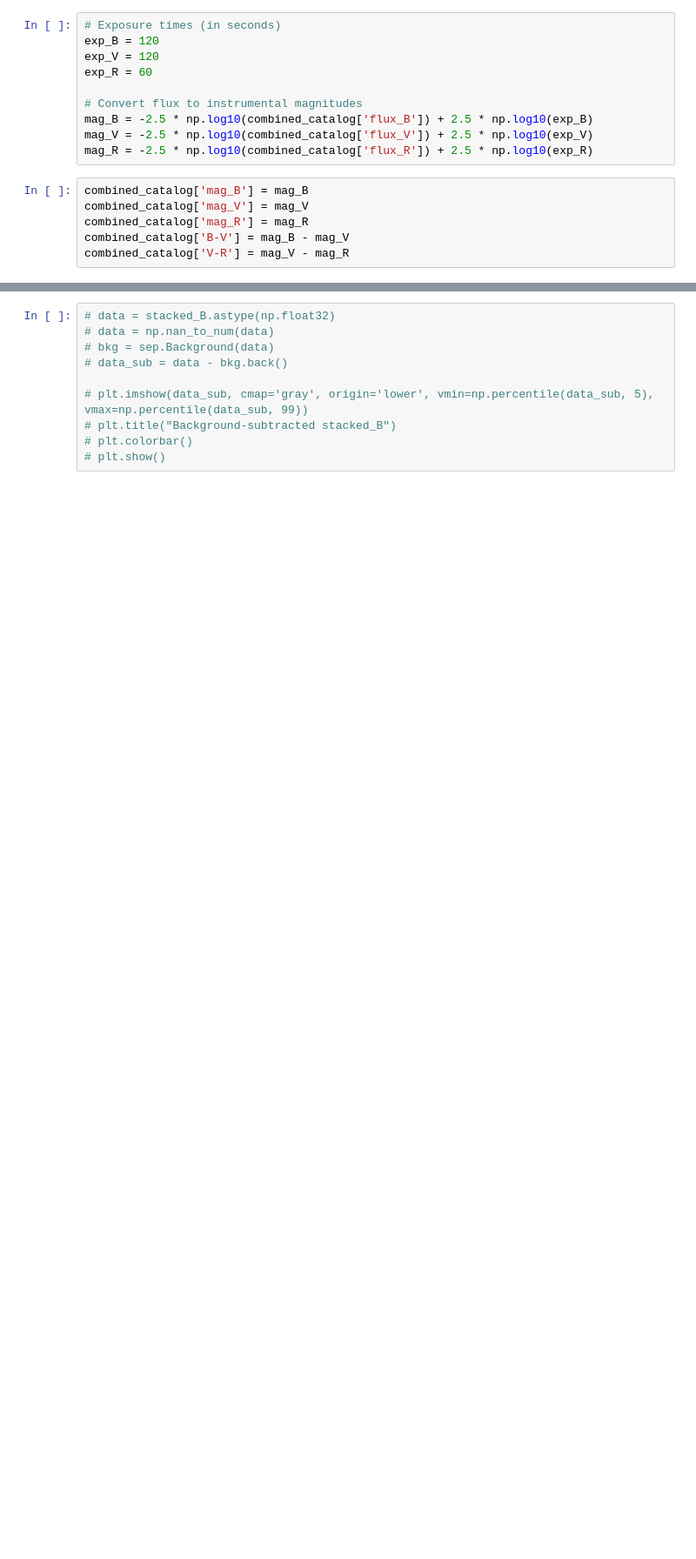
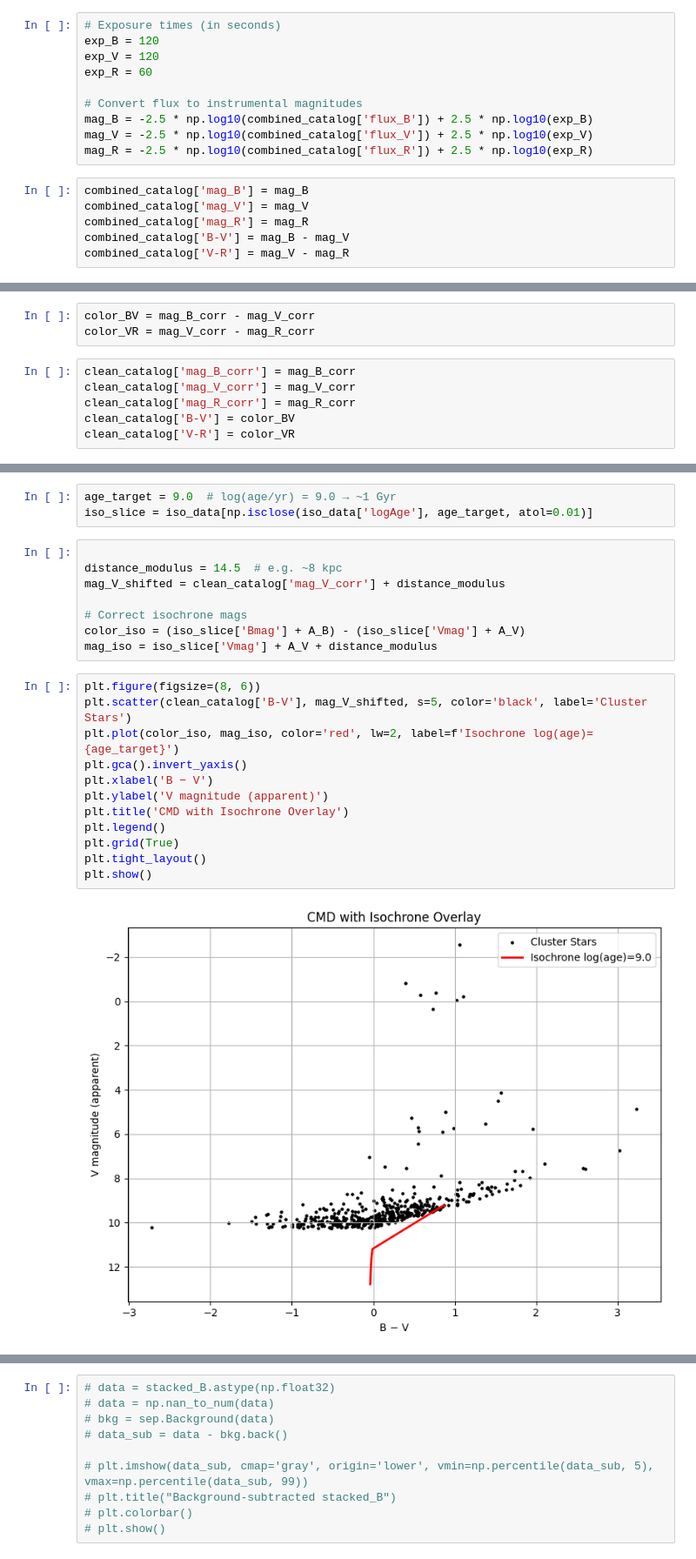
Before and after one commit to PabloFlow3103/StarCluster_Report, a Jupyter notebook: Open.ipynb, the cells around one changed output, grey strips where cells are left out. Shown: that part at 87% size. Drawn from its saved outputs; the diff is of its cells as text; blank space fills up the shorter version.

```diff
--- a/Open.ipynb
+++ b/Open.ipynb
@@ -347,3 +377,12 @@ combined_catalog['V-R'] = mag_V - mag_R
+# %%
+color_BV = mag_B_corr - mag_V_corr
+color_VR = mag_V_corr - mag_R_corr
+# %%
+clean_catalog['mag_B_corr'] = mag_B_corr
+clean_catalog['mag_V_corr'] = mag_V_corr
+clean_catalog['mag_R_corr'] = mag_R_corr
+clean_catalog['B-V'] = color_BV
+clean_catalog['V-R'] = color_VR
 # %%
 import matplotlib.pyplot as plt
 
@@ -368,0 +425,25 @@ plt.show()
+# %%
+age_target = 9.0  # log(age/yr) = 9.0 → ~1 Gyr
+iso_slice = iso_data[np.isclose(iso_data['logAge'], age_target, atol=0.01)]
+# %%
+
+distance_modulus = 14.5  # e.g. ~8 kpc
+mag_V_shifted = clean_catalog['mag_V_corr'] + distance_modulus
+
+# Correct isochrone mags
+color_iso = (iso_slice['Bmag'] + A_B) - (iso_slice['Vmag'] + A_V)
+mag_iso = iso_slice['Vmag'] + A_V + distance_modulus
+# %%
+plt.figure(figsize=(8, 6))
+plt.scatter(clean_catalog['B-V'], mag_V_shifted, s=5, color='black', label='Cluster Stars')
+plt.plot(color_iso, mag_iso, color='red', lw=2, label=f'Isochrone log(age)={age_target}')
+plt.gca().invert_yaxis()
+plt.xlabel('B − V')
+plt.ylabel('V magnitude (apparent)')
+plt.title('CMD with Isochrone Overlay')
+plt.legend()
+plt.grid(True)
+plt.tight_layout()
+plt.show()
+# %% [output]
+[figure, added]
```
Also changed, not shown: parts of 26 cells of this notebook.
